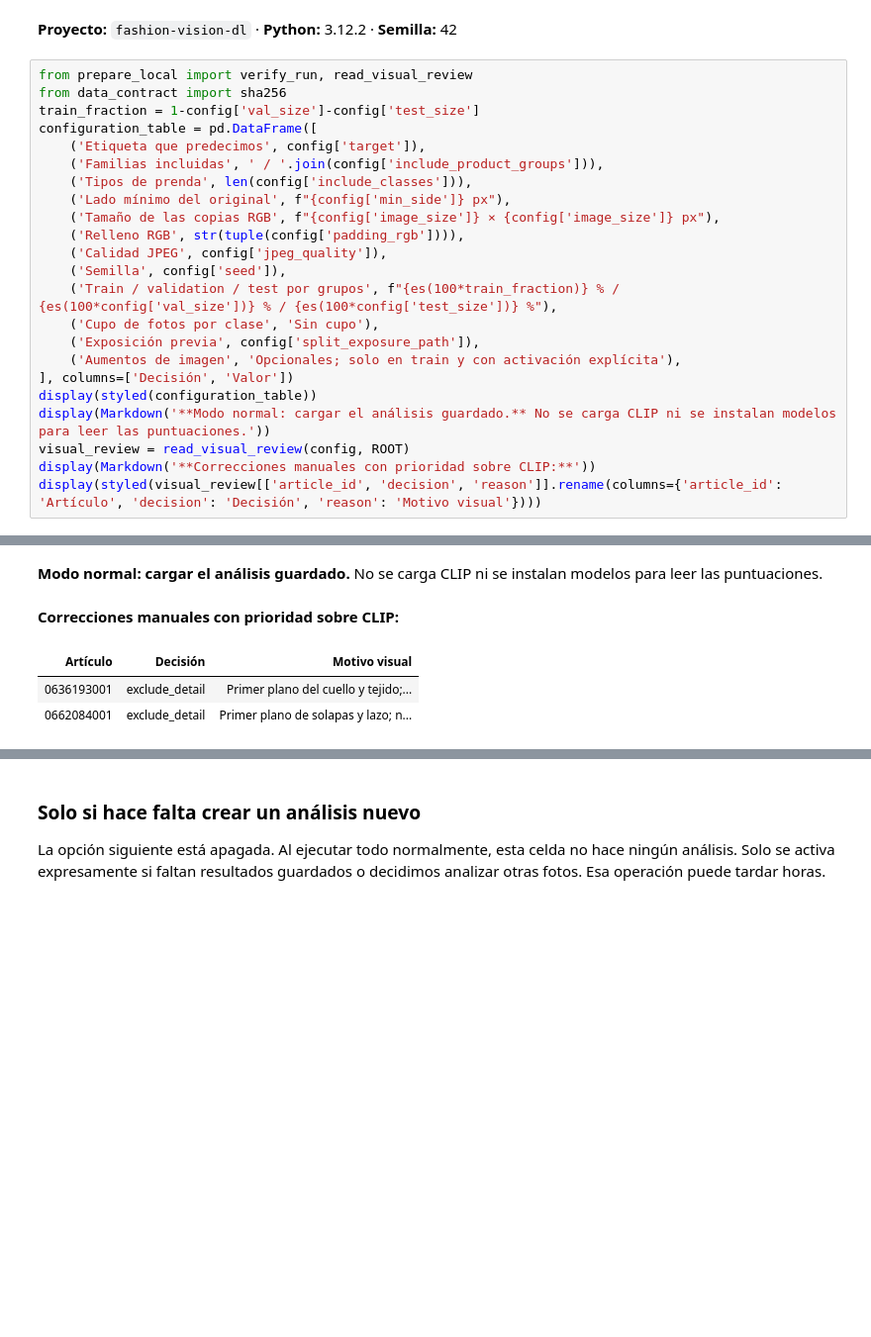
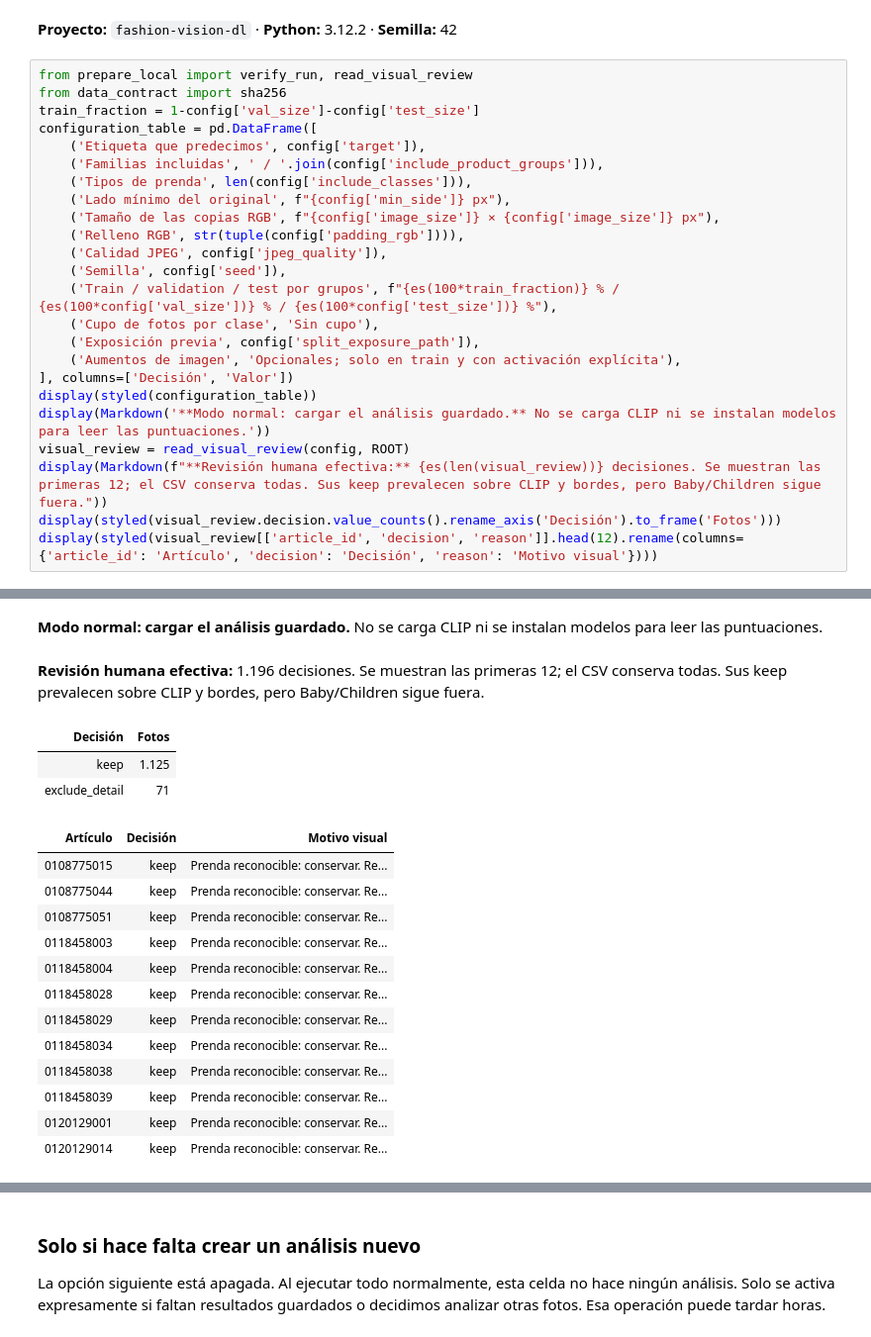
Before and after one commit to ML-ENI/fashion-vision-dl, a Jupyter notebook: notebooks/02_data_preparation.ipynb, the cells around one changed output, grey strips where cells are left out. Shown at 99% size. Drawn from its saved outputs; the diff is of its cells as text; blank space fills up the shorter version.

```diff
--- a/notebooks/02_data_preparation.ipynb
+++ b/notebooks/02_data_preparation.ipynb
@@ -72,39 +74,53 @@ configuration_table = pd.DataFrame([
     ('Familias incluidas', ' / '.join(config['include_product_groups'])),
     ('Tipos de prenda', len(config['include_classes'])),
     ('Lado mínimo del original', f"{config['min_side']} px"),
     ('Tamaño de las copias RGB', f"{config['image_size']} × {config['image_size']} px"),
     ('Relleno RGB', str(tuple(config['padding_rgb']))),
     ('Calidad JPEG', config['jpeg_quality']),
     ('Semilla', config['seed']),
     ('Train / validation / test por grupos', f"{es(100*train_fraction)} % / {es(100*config['val_size'])} % / {es(100*config['test_size'])} %"),
     ('Cupo de fotos por clase', 'Sin cupo'),
     ('Exposición previa', config['split_exposure_path']),
     ('Aumentos de imagen', 'Opcionales; solo en train y con activación explícita'),
 ], columns=['Decisión', 'Valor'])
 display(styled(configuration_table))
 display(Markdown('**Modo normal: cargar el análisis guardado.** No se carga CLIP ni se instalan modelos para leer las puntuaciones.'))
 visual_review = read_visual_review(config, ROOT)
-display(Markdown('**Correcciones manuales con prioridad sobre CLIP:**'))
-display(styled(visual_review[['article_id', 'decision', 'reason']].rename(columns={'article_id': 'Artículo', 'decision': 'Decisión', 'reason': 'Motivo visual'})))
+display(Markdown(f"**Revisión humana efectiva:** {es(len(visual_review))} decisiones. Se muestran las primeras 12; el CSV conserva todas. Sus keep prevalecen sobre CLIP y bordes, pero Baby/Children sigue fuera."))
+display(styled(visual_review.decision.value_counts().rename_axis('Decisión').to_frame('Fotos')))
+display(styled(visual_review[['article_id', 'decision', 'reason']].head(12).rename(columns={'article_id': 'Artículo', 'decision': 'Decisión', 'reason': 'Motivo visual'})))
 # %% [output]
 | Decisión | Valor |
 | Etiqueta que predecimos | Tipo de prenda |
 | Familias incluidas | Garment Upper body / Garment Lowe... |
 | Tipos de prenda | 26 |
 | Lado mínimo del original | 64 px |
 | Tamaño de las copias RGB | 224 × 224 px |
 | Relleno RGB | (255, 255, 255) |
 | Calidad JPEG | 90 |
 | Semilla | 42 |
 | Train / validation / test por grupos | 70 % / 15 % / 15 % |
 | Cupo de fotos por clase | Sin cupo |
 | Exposición previa | config/split_exposure.csv |
 | Aumentos de imagen | Opcionales; solo en train y con a... |
 **Modo normal: cargar el análisis guardado.** No se carga CLIP ni se instalan modelos para leer las puntuaciones.
-**Correcciones manuales con prioridad sobre CLIP:**
+**Revisión humana efectiva:** 1.196 decisiones. Se muestran las primeras 12; el CSV conserva todas. Sus keep prevalecen sobre CLIP y bordes, pero Baby/Children sigue fuera.
-| Artículo | Decisión | Motivo visual |
-| 0636193001 | exclude_detail | Primer plano del cuello y tejido;... |
-| 0662084001 | exclude_detail | Primer plano de solapas y lazo; n... |
+| Decisión | Fotos |
+| keep | 1.125 |
+| exclude_detail | 71 |
+| Artículo | Decisión | Motivo visual |
+| 0108775015 | keep | Prenda reconocible: conservar. Re... |
+| 0108775044 | keep | Prenda reconocible: conservar. Re... |
+| 0108775051 | keep | Prenda reconocible: conservar. Re... |
+| 0118458003 | keep | Prenda reconocible: conservar. Re... |
+| 0118458004 | keep | Prenda reconocible: conservar. Re... |
+| 0118458028 | keep | Prenda reconocible: conservar. Re... |
+| 0118458029 | keep | Prenda reconocible: conservar. Re... |
+| 0118458034 | keep | Prenda reconocible: conservar. Re... |
+| 0118458038 | keep | Prenda reconocible: conservar. Re... |
+| 0118458039 | keep | Prenda reconocible: conservar. Re... |
+| 0120129001 | keep | Prenda reconocible: conservar. Re... |
+| 0120129014 | keep | Prenda reconocible: conservar. Re... |
 # %% [markdown]
 ## 2. Crear o reutilizar la versión preparada
 
```
Also changed, not shown: parts of 16 cells of this notebook, 37 other files.
